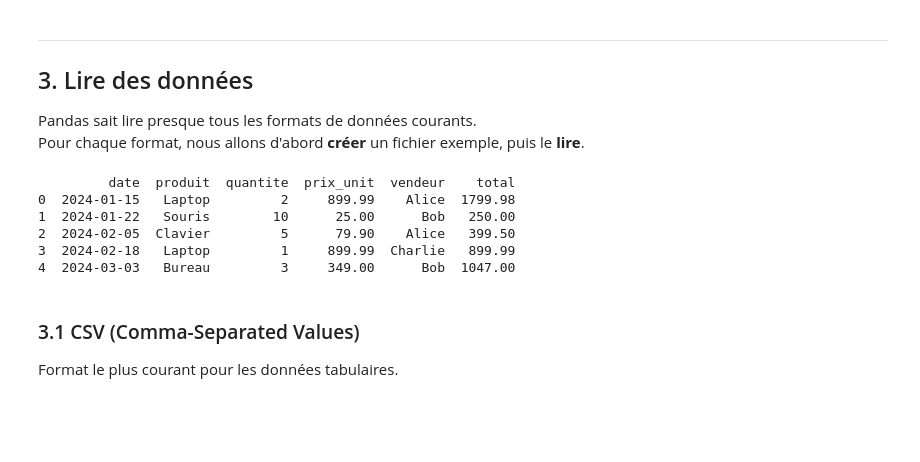
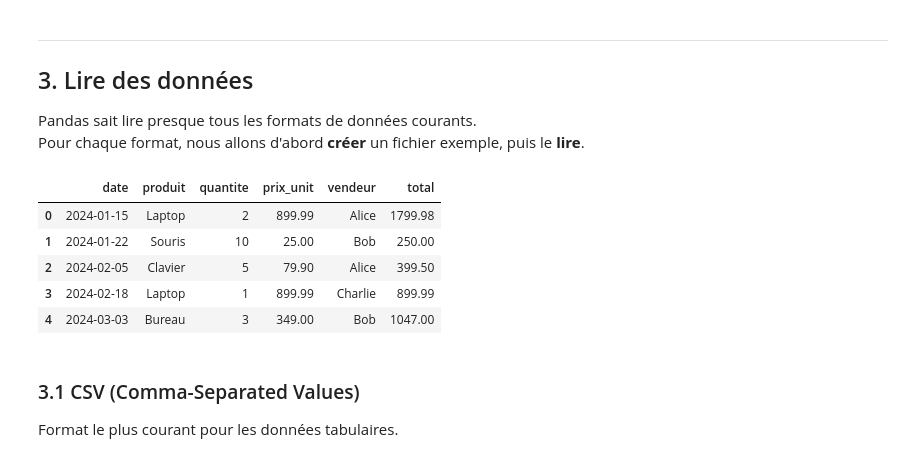
Before and after one commit to abrahamkoloboe27/python-and-data-analysis-growup-ai, a Jupyter notebook: notebooks/cours_pandas.ipynb, the cells around one changed output. Cells and saved outputs as stored; diff of their text form; code cells hidden in the pictures; blank space fills up the shorter version.

```diff
--- a/notebooks/cours_pandas.ipynb
+++ b/notebooks/cours_pandas.ipynb
@@ -214,26 +214,26 @@ Pour chaque format, nous allons d'abord **créer** un fichier exemple, puis le *
 # %%
 import os
 
 # Dossier temporaire pour les exemples de fichiers
 os.makedirs('/tmp/pandas_cours', exist_ok=True)
 
 # DataFrame d'exemple que l'on va sauvegarder dans différents formats
 df_ventes = pd.DataFrame({
     'date':      ['2024-01-15', '2024-01-22', '2024-02-05', '2024-02-18', '2024-03-03'],
     'produit':   ['Laptop', 'Souris', 'Clavier', 'Laptop', 'Bureau'],
     'quantite':  [2, 10, 5, 1, 3],
     'prix_unit': [899.99, 25.00, 79.90, 899.99, 349.00],
     'vendeur':   ['Alice', 'Bob', 'Alice', 'Charlie', 'Bob']
 })
 df_ventes['total'] = df_ventes['quantite'] * df_ventes['prix_unit']
-print(df_ventes)
+df_ventes
 # %% [output]
-         date  produit  quantite  prix_unit  vendeur    total
-0  2024-01-15   Laptop         2     899.99    Alice  1799.98
-1  2024-01-22   Souris        10      25.00      Bob   250.00
-2  2024-02-05  Clavier         5      79.90    Alice   399.50
-3  2024-02-18   Laptop         1     899.99  Charlie   899.99
-4  2024-03-03   Bureau         3     349.00      Bob  1047.00
+|  | date | produit | quantite | prix_unit | vendeur | total |
+| 0 | 2024-01-15 | Laptop | 2 | 899.99 | Alice | 1799.98 |
+| 1 | 2024-01-22 | Souris | 10 | 25.00 | Bob | 250.00 |
+| 2 | 2024-02-05 | Clavier | 5 | 79.90 | Alice | 399.50 |
+| 3 | 2024-02-18 | Laptop | 1 | 899.99 | Charlie | 899.99 |
+| 4 | 2024-03-03 | Bureau | 3 | 349.00 | Bob | 1047.00 |
 # %% [markdown]
 ### 3.1 CSV (Comma-Separated Values)
 
```
Also changed, not shown: parts of 11 cells of this notebook.
